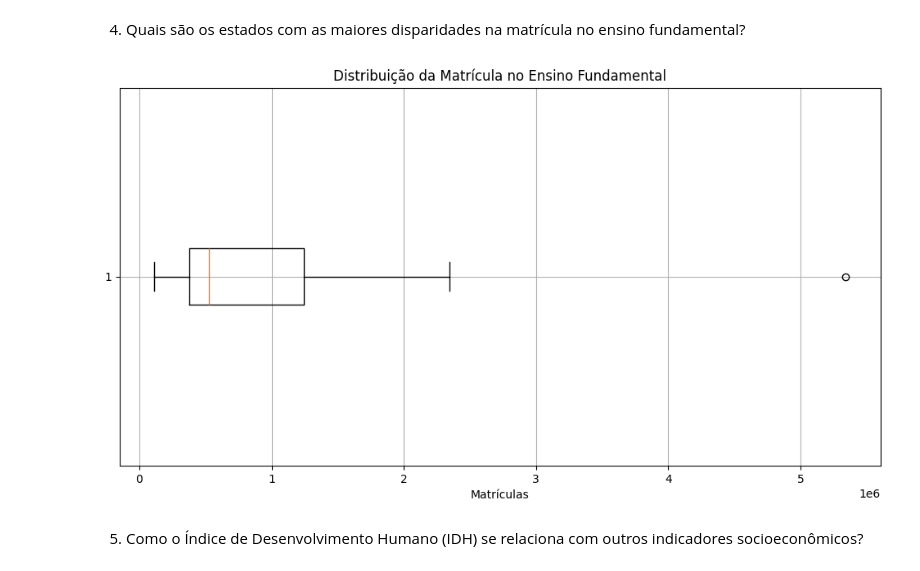
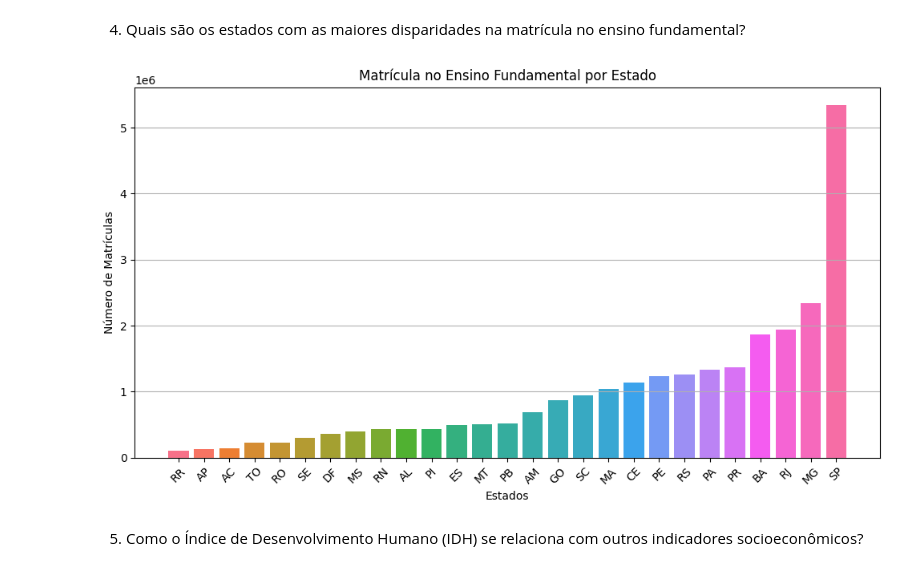
Before and after one commit to Ladiane-PS/Projeto_Final_Reprograma, a Jupyter notebook: projetofinal_ladiane_thai.ipynb, the cells around one changed output. Saved outputs shown, nothing was run; the diff lists cells and outputs as text; code cells hidden in the pictures.

```diff
--- a/projetofinal_ladiane_thai.ipynb
+++ b/projetofinal_ladiane_thai.ipynb
@@ -261,15 +261,23 @@ plt.show()
 # %% [markdown]
 4. Quais são os estados com as maiores disparidades na matrícula no ensino fundamental?
 # %%
-# Gráfico de Boxplot (Diagrama de Caixa)
+# Ordenar os dados se necessário
+state_df_sorted = state_df.sort_values(by='matricula_ensino_fundamental')
+
+# Gerando uma paleta de cores
+colors = sns.color_palette("husl", len(state_df_sorted))
+
+# Gráfico de Barras
 plt.figure(figsize=(12, 6))
-plt.boxplot(state_df['matricula_ensino_fundamental'], vert=False)
-plt.title('Distribuição da Matrícula no Ensino Fundamental')
-plt.xlabel('Matrículas')
-plt.grid()
+plt.bar(state_df_sorted['sigla'], state_df_sorted['matricula_ensino_fundamental'], color=colors)
+plt.title('Matrícula no Ensino Fundamental por Estado')
+plt.xlabel('Estados')
+plt.ylabel('Número de Matrículas')
+plt.xticks(rotation=45)
+plt.grid(axis='y')
 plt.show()
 # %% [output]
-[figure, old version]
+[figure, new version]
 # %% [markdown]
 5. Como o Índice de Desenvolvimento Humano (IDH) se relaciona com outros indicadores socioeconômicos?
 # %%
```
Also changed, not shown: parts of 1 cell of this notebook, 1 other file.
